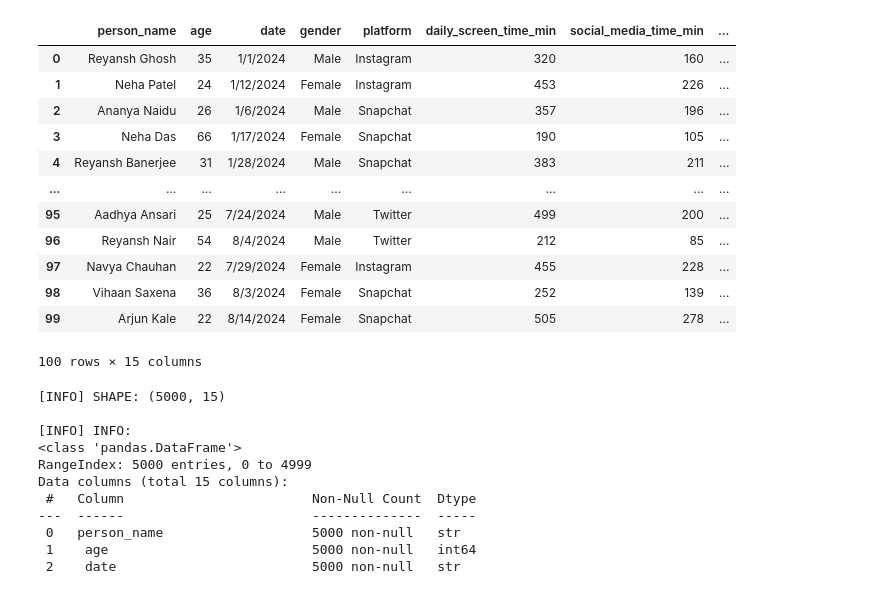
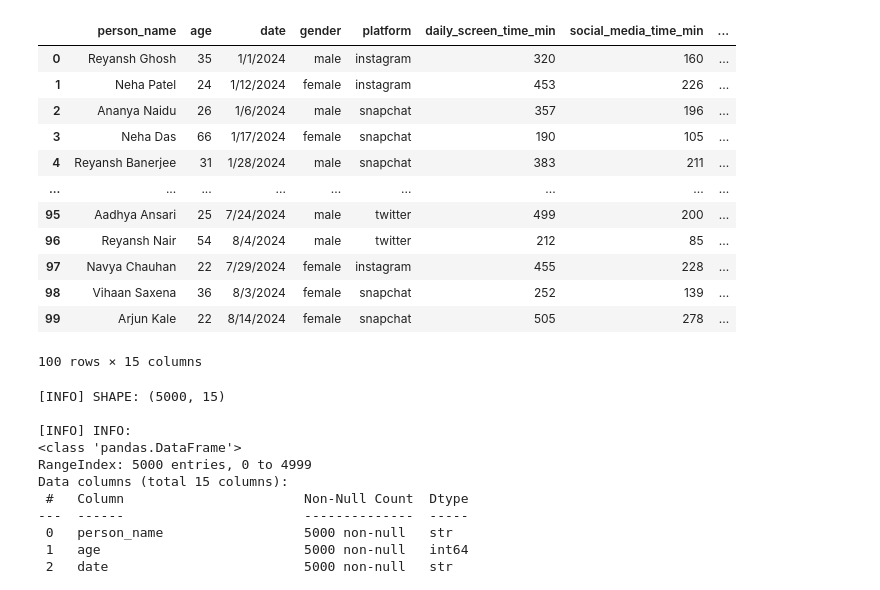
Before and after one commit to Nafiz-kodar/data_science_pro, a Jupyter notebook: eda.ipynb, the cells around one changed output. Cells and saved outputs as stored; diff of their text form; code cells hidden in the pictures.

```diff
--- a/eda.ipynb
+++ b/eda.ipynb
@@ -1,21 +1,21 @@
 # %%
 import pandas as pd
 
-df=pd.read_csv('data/raw/mental_health_social_media_dataset.csv')
+df=pd.read_csv('data/clean/cleaned_data.csv')
 df.head(100)
 # %% [output]
 |  | person_name | age | date | gender | platform | daily_screen_time_min | social_media_time_min | ... |
-| 0 | Reyansh Ghosh | 35 | 1/1/2024 | Male | Instagram | 320 | 160 | ... |
-| 1 | Neha Patel | 24 | 1/12/2024 | Female | Instagram | 453 | 226 | ... |
-| 2 | Ananya Naidu | 26 | 1/6/2024 | Male | Snapchat | 357 | 196 | ... |
-| 3 | Neha Das | 66 | 1/17/2024 | Female | Snapchat | 190 | 105 | ... |
-| 4 | Reyansh Banerjee | 31 | 1/28/2024 | Male | Snapchat | 383 | 211 | ... |
+| 0 | Reyansh Ghosh | 35 | 1/1/2024 | male | instagram | 320 | 160 | ... |
+| 1 | Neha Patel | 24 | 1/12/2024 | female | instagram | 453 | 226 | ... |
+| 2 | Ananya Naidu | 26 | 1/6/2024 | male | snapchat | 357 | 196 | ... |
+| 3 | Neha Das | 66 | 1/17/2024 | female | snapchat | 190 | 105 | ... |
+| 4 | Reyansh Banerjee | 31 | 1/28/2024 | male | snapchat | 383 | 211 | ... |
 | ... | ... | ... | ... | ... | ... | ... | ... | ... |
-| 95 | Aadhya Ansari | 25 | 7/24/2024 | Male | Twitter | 499 | 200 | ... |
-| 96 | Reyansh Nair | 54 | 8/4/2024 | Male | Twitter | 212 | 85 | ... |
-| 97 | Navya Chauhan | 22 | 7/29/2024 | Female | Instagram | 455 | 228 | ... |
-| 98 | Vihaan Saxena | 36 | 8/3/2024 | Female | Snapchat | 252 | 139 | ... |
-| 99 | Arjun Kale | 22 | 8/14/2024 | Female | Snapchat | 505 | 278 | ... |
+| 95 | Aadhya Ansari | 25 | 7/24/2024 | male | twitter | 499 | 200 | ... |
+| 96 | Reyansh Nair | 54 | 8/4/2024 | male | twitter | 212 | 85 | ... |
+| 97 | Navya Chauhan | 22 | 7/29/2024 | female | instagram | 455 | 228 | ... |
+| 98 | Vihaan Saxena | 36 | 8/3/2024 | female | snapchat | 252 | 139 | ... |
+| 99 | Arjun Kale | 22 | 8/14/2024 | female | snapchat | 505 | 278 | ... |
 100 rows × 15 columns
 # %%
 import matplotlib.pyplot as plt
```
Also changed, not shown: parts of 4 cells of this notebook, 1 other file.
